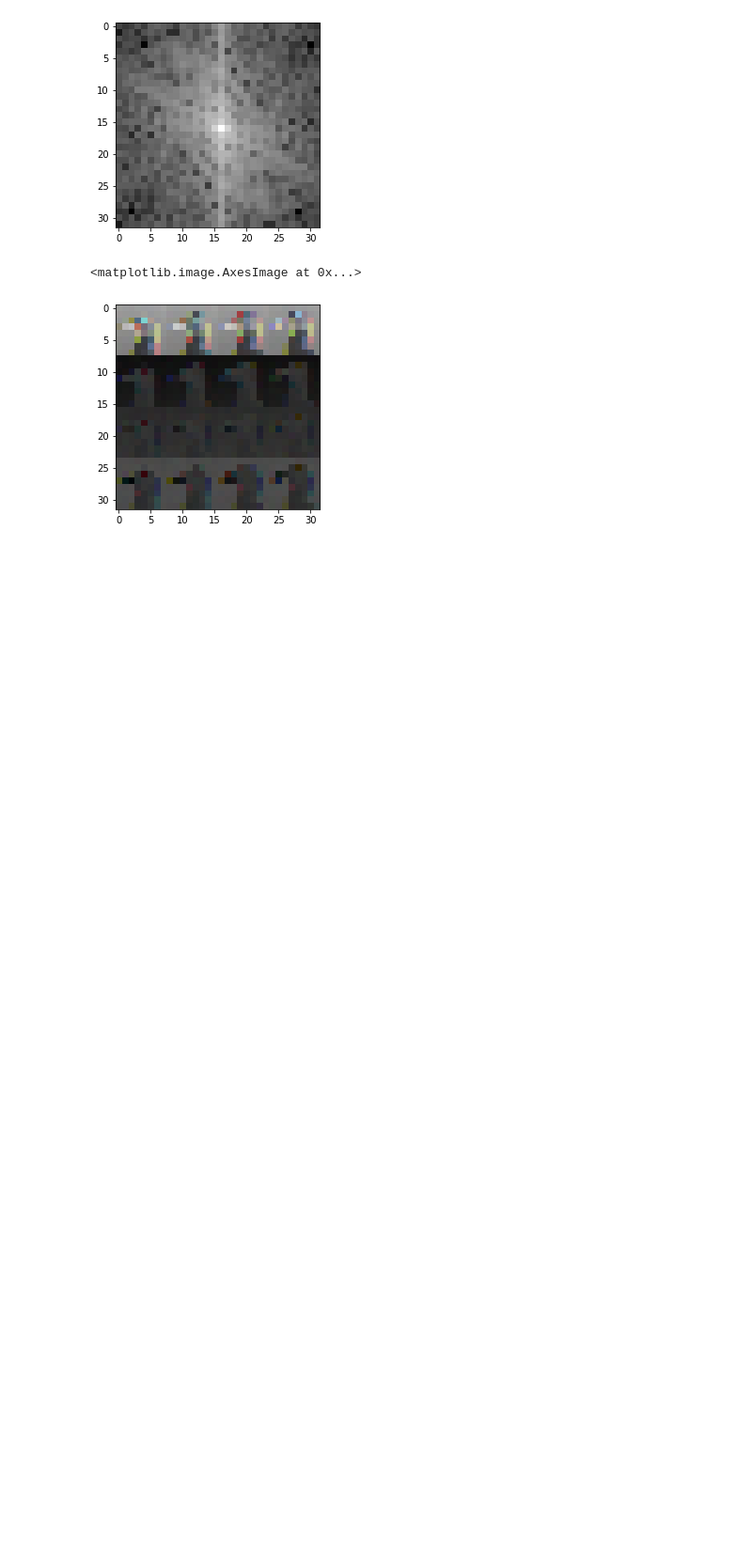
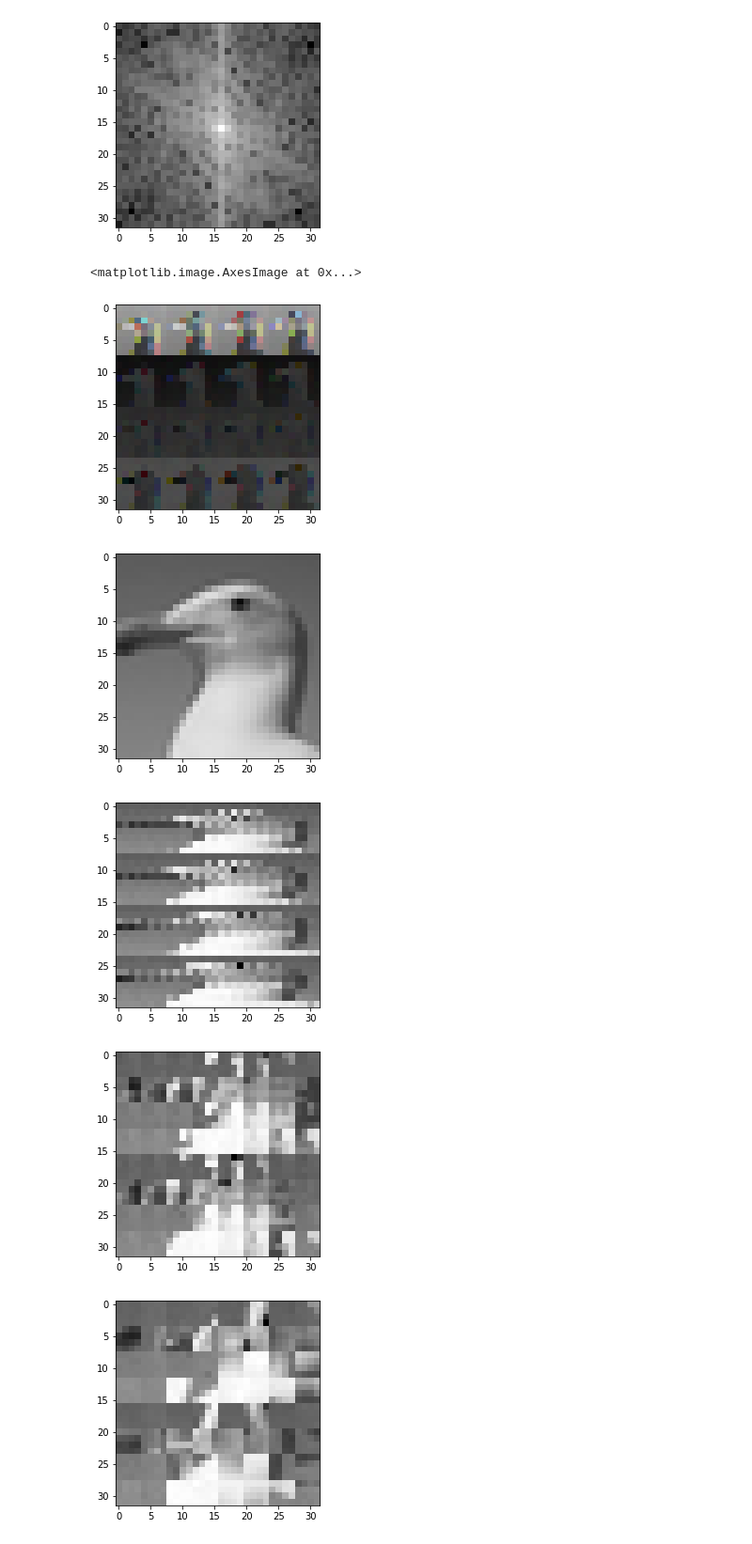
Before and after one commit to ShravanKarthik94/QC_Proj, a Jupyter notebook: Test_Image.ipynb, the cells around one changed output. Shown at 94% size. Saved outputs shown, nothing was run; the diff lists cells and outputs as text; code cells hidden in the pictures; blank space fills up the shorter version.

Commit message:
Test_Image: Updates with scrambling info
Signed-off-by: Shravan Karthik <shravan1994@gmail.com>

```diff
--- a/Test_Image.ipynb
+++ b/Test_Image.ipynb
@@ -439,0 +502,12 @@ plt.imshow(img_result_col, cmap='gray')
+# %%
+import matplotlib.pyplot as plt
+
+for i in range(5):
+    plt.figure()
+    im = plt.imread(str(i)+".png")
+    plt.imshow(im, cmap='gray')
+# %% [output]
+[figure, added]
+[figure, added]
+[figure, added]
+[figure, added]
```
Also changed, not shown: parts of 3 cells of this notebook.
